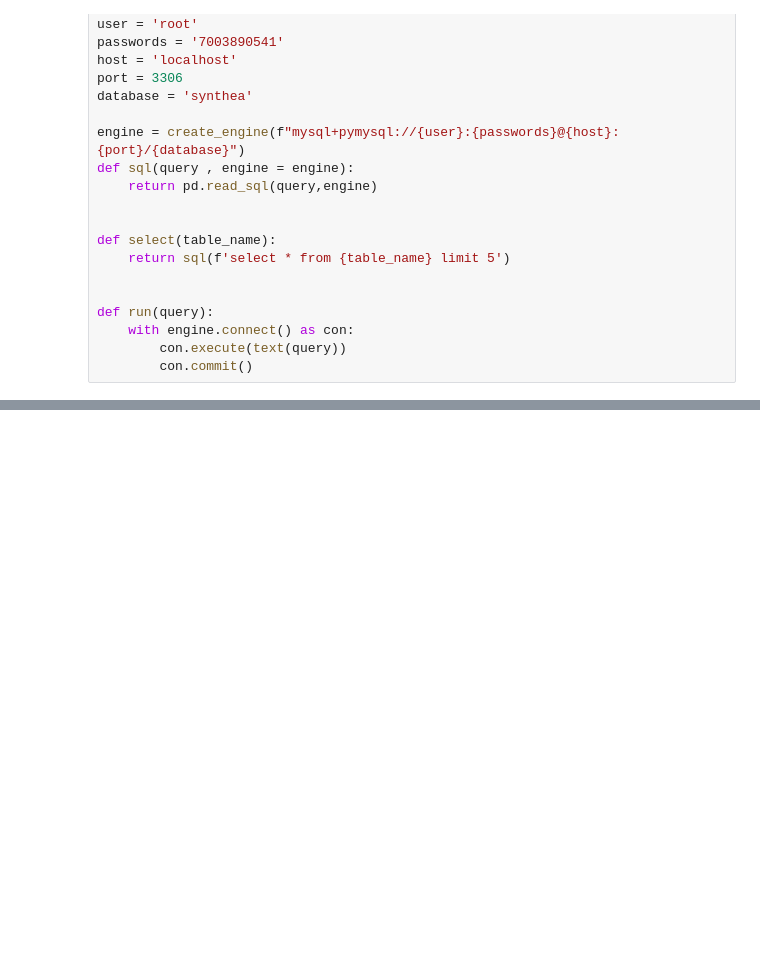
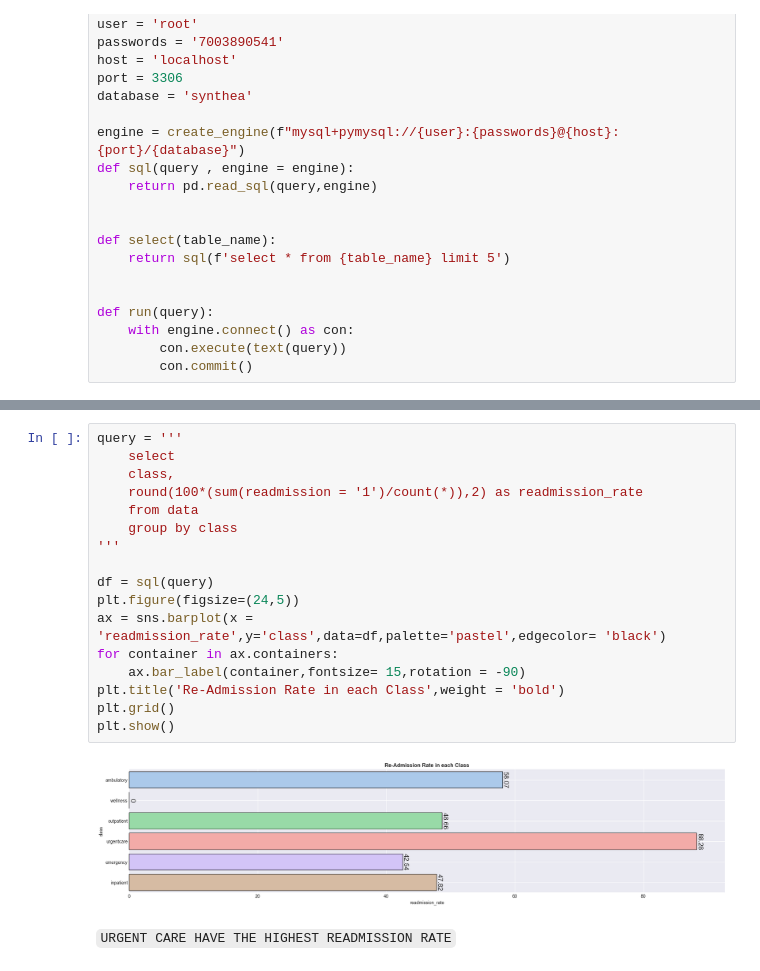
Before and after one commit to IamRaNo/Portfolio-Projects-Repository, a Jupyter notebook: Synthea Datasets/Solutions/business_problems/problem_1.ipynb, the cells around one changed output, grey strips where cells are left out. Cells and saved outputs as stored; diff of their text form; blank space fills up the shorter version.

```diff
--- a/Synthea Datasets/Solutions/business_problems/problem_1.ipynb
+++ b/Synthea Datasets/Solutions/business_problems/problem_1.ipynb
@@ -107,0 +40,21 @@ run(query)
+# %%
+query = '''
+    select
+    class,
+    round(100*(sum(readmission = '1')/count(*)),2) as readmission_rate
+    from data
+    group by class
+'''
+
+df = sql(query)
+plt.figure(figsize=(24,5))
+ax = sns.barplot(x = 'readmission_rate',y='class',data=df,palette='pastel',edgecolor= 'black')
+for container in ax.containers:
+    ax.bar_label(container,fontsize= 15,rotation = -90)
+plt.title('Re-Admission Rate in each Class',weight = 'bold')
+plt.grid()
+plt.show()
+# %% [output]
+[figure, added]
+# %% [markdown]
+`URGENT CARE HAVE THE HIGHEST READMISSION RATE`
```
Also changed, not shown: parts of 12 cells of this notebook, 1 other file.
